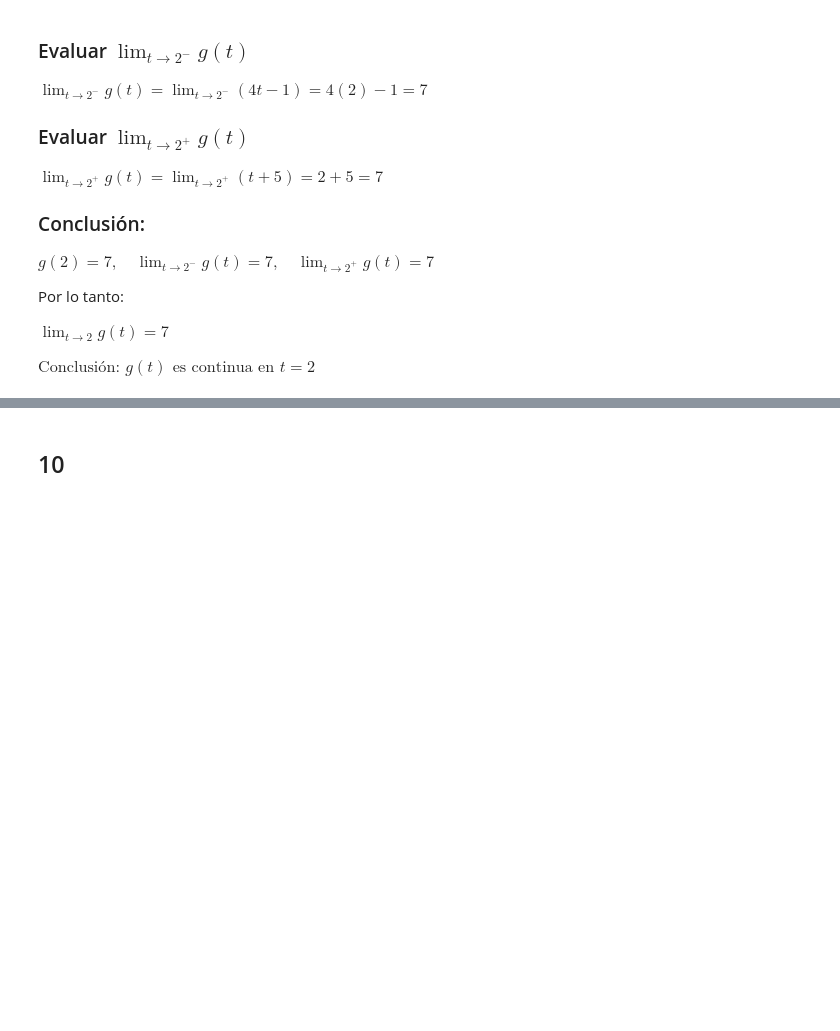
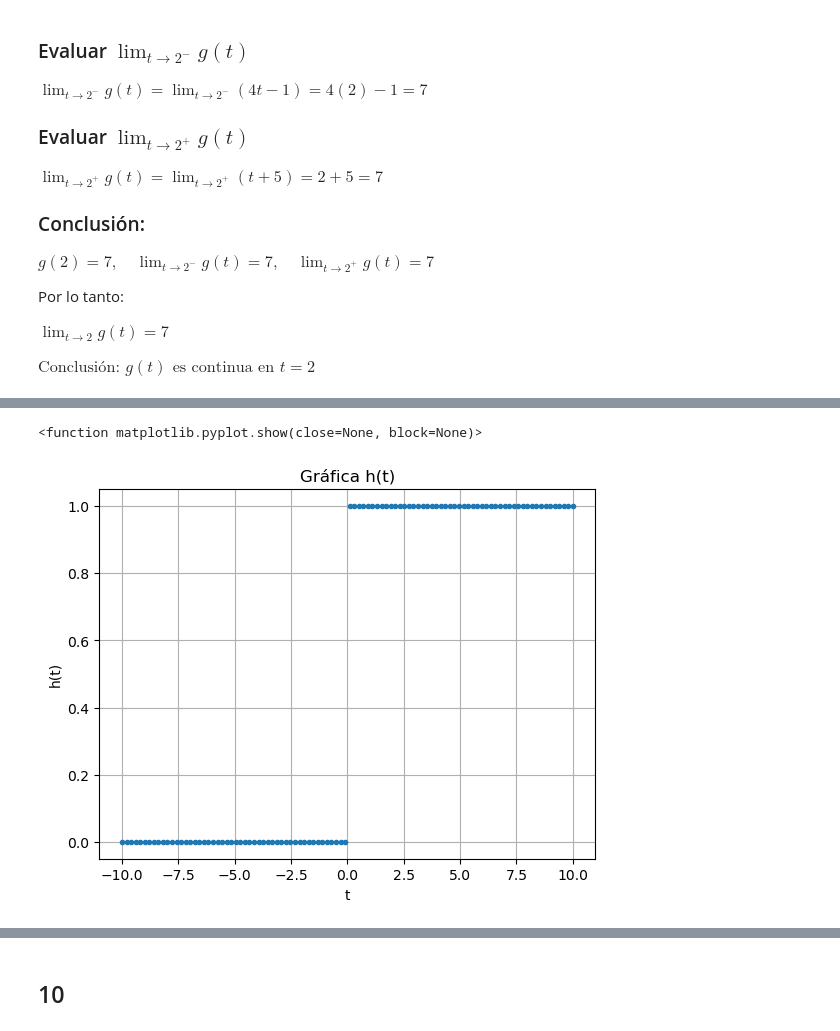
Before and after one commit to Daniel1martinez2/taller-semana-10, a Jupyter notebook: main.ipynb, the cells around one changed output, grey strips where cells are left out. Cells and saved outputs as stored; diff of their text form; code cells hidden in the pictures; blank space fills up the shorter version.

```diff
--- a/main.ipynb
+++ b/main.ipynb
@@ -273,0 +523,22 @@ $\text{Conclusión: } g(t) \text{ es continua en } t = 2$
+# %%
+import numpy as np
+import matplotlib.pyplot as plt
+
+def h(t):
+    if t < 0:
+        return 0
+    else:
+      return 1
+
+x  = np.linspace(-10,10,100)
+y = [h(t) for t in x]
+
+plt.plot(x,y,".")
+plt.xlabel("t")
+plt.ylabel("h(t)")
+plt.title("Gráfica h(t)")
+plt.grid(True)
+plt.show
+# %% [output]
+<function matplotlib.pyplot.show(close=None, block=None)>
+[figure, added]
```
Also changed, not shown: parts of 31 cells of this notebook.
